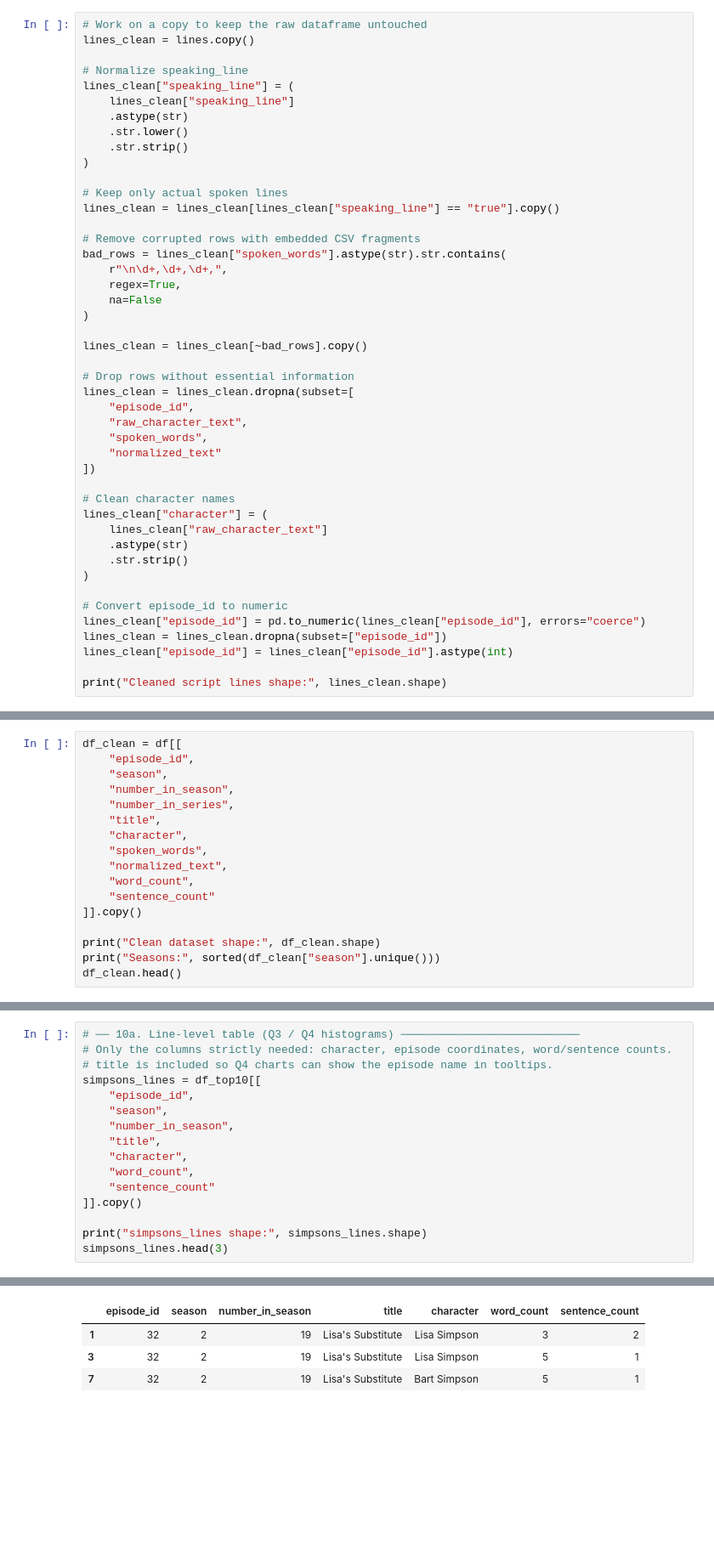
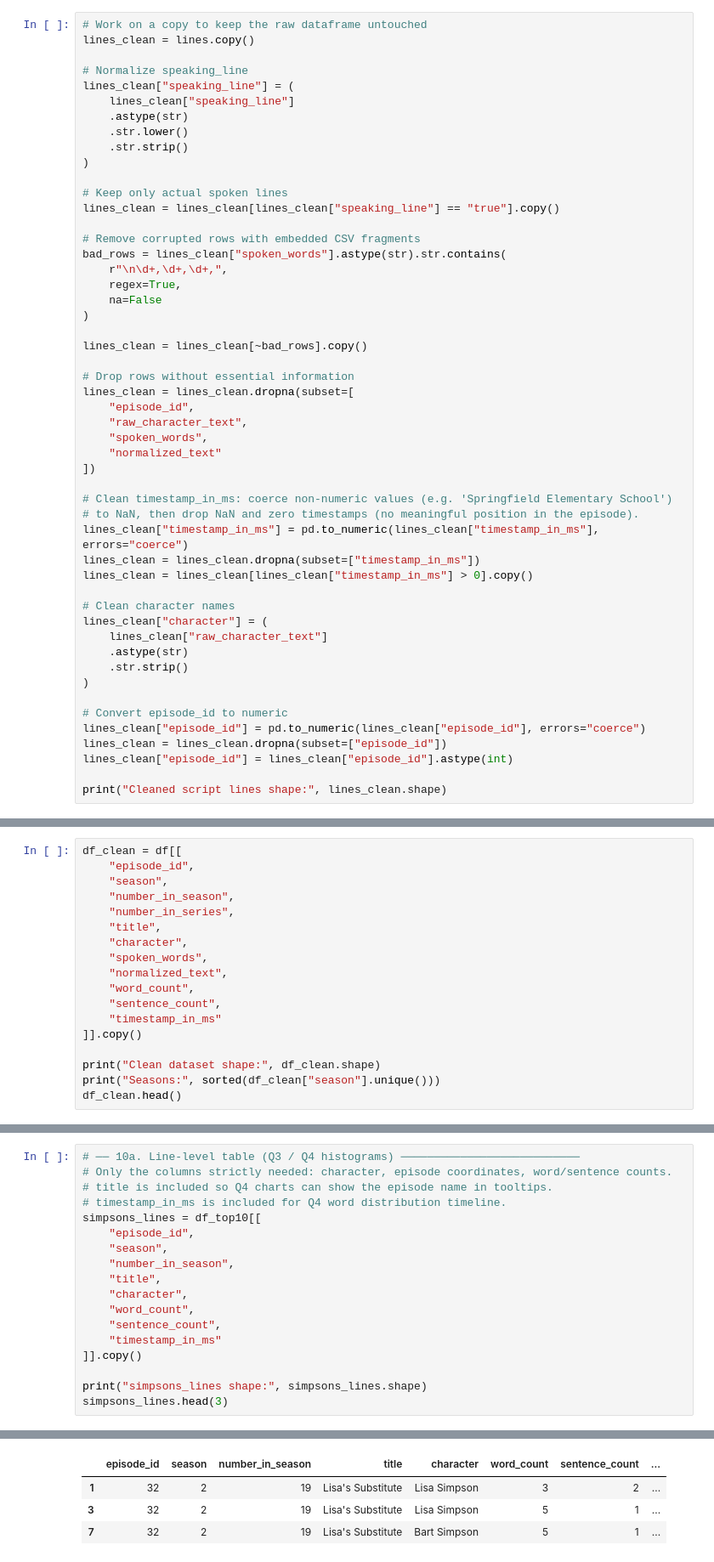
Before and after one commit to AdriSegurao/VD-2, a Jupyter notebook: simpsons_data_processing.ipynb, the cells around one changed output, grey strips where cells are left out. Shown at 85% size. Cells and saved outputs as stored; diff of their text form; blank space fills up the shorter version.

```diff
--- a/simpsons_data_processing.ipynb
+++ b/simpsons_data_processing.ipynb
@@ -275,6 +275,12 @@ lines_clean = lines_clean.dropna(subset=[
     "normalized_text"
 ])
 
+# Clean timestamp_in_ms: coerce non-numeric values (e.g. 'Springfield Elementary School')
+# to NaN, then drop NaN and zero timestamps (no meaningful position in the episode).
+lines_clean["timestamp_in_ms"] = pd.to_numeric(lines_clean["timestamp_in_ms"], errors="coerce")
+lines_clean = lines_clean.dropna(subset=["timestamp_in_ms"])
+lines_clean = lines_clean[lines_clean["timestamp_in_ms"] > 0].copy()
+
 # Clean character names
 lines_clean["character"] = (
     lines_clean["raw_character_text"]
@@ -421,7 +427,8 @@ df_clean = df[[
     "spoken_words",
     "normalized_text",
     "word_count",
-    "sentence_count"
+    "sentence_count",
+    "timestamp_in_ms"
 ]].copy()
 
 print("Clean dataset shape:", df_clean.shape)
@@ -487,6 +494,7 @@ This keeps each file small and avoids Altair's `MaxRowsError` without needing ex
 # ── 10a. Line-level table (Q3 / Q4 histograms) ───────────────────────────
 # Only the columns strictly needed: character, episode coordinates, word/sentence counts.
 # title is included so Q4 charts can show the episode name in tooltips.
+# timestamp_in_ms is included for Q4 word distribution timeline.
 simpsons_lines = df_top10[[
     "episode_id",
     "season",
@@ -494,7 +502,8 @@ simpsons_lines = df_top10[[
     "title",
     "character",
     "word_count",
-    "sentence_count"
+    "sentence_count",
+    "timestamp_in_ms"
 ]].copy()
 
 print("simpsons_lines shape:", simpsons_lines.shape)
@@ -504,7 +513,7 @@ simpsons_lines shape: (76713, 7)
-|  | episode_id | season | number_in_season | title | character | word_count | sentence_count |
-| 1 | 32 | 2 | 19 | Lisa's Substitute | Lisa Simpson | 3 | 2 |
-| 3 | 32 | 2 | 19 | Lisa's Substitute | Lisa Simpson | 5 | 1 |
-| 7 | 32 | 2 | 19 | Lisa's Substitute | Bart Simpson | 5 | 1 |
+|  | episode_id | season | number_in_season | title | character | word_count | sentence_count | ... |
+| 1 | 32 | 2 | 19 | Lisa's Substitute | Lisa Simpson | 3 | 2 | ... |
+| 3 | 32 | 2 | 19 | Lisa's Substitute | Lisa Simpson | 5 | 1 | ... |
+| 7 | 32 | 2 | 19 | Lisa's Substitute | Bart Simpson | 5 | 1 | ... |
 # %%
 # ── 10b. Character totals (Q1 word ranking, Q5 sentence ranking) ─────────
 simpsons_character_totals = (
```
Also changed, not shown: parts of 10 cells of this notebook, 3 other files.
